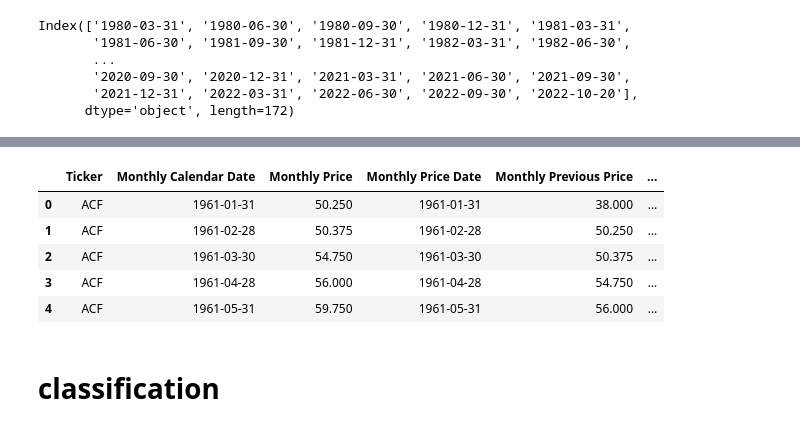
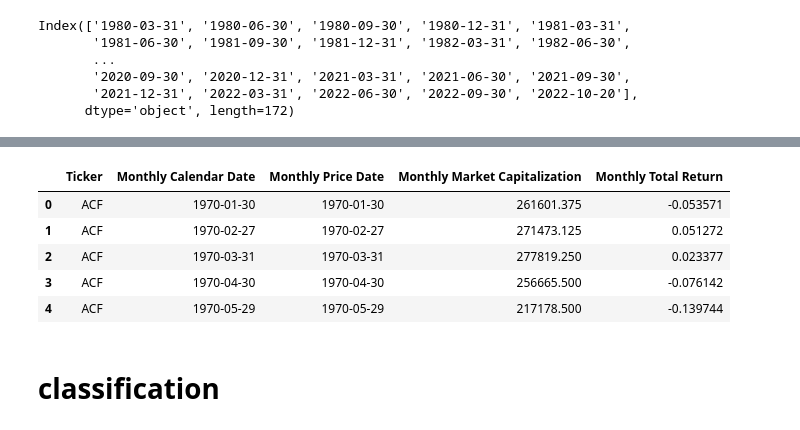
Before and after one commit to Zixin730/heartland_project, a Jupyter notebook: analyze/3_determine_quality.ipynb, the cells around one changed output, grey strips where cells are left out. Drawn from its saved outputs; the diff is of its cells as text; code cells hidden in the pictures.

```diff
--- a/analyze/3_determine_quality.ipynb
+++ b/analyze/3_determine_quality.ipynb
@@ -218,10 +199,10 @@ num_all.to_excel("../clean_data/numbers_of_stocks_in_buckets.xlsx")
 # %%
-close_price = pd.read_excel("../data/stock_returns.xlsx")
+close_price = pd.read_excel("../data/stk_ret_value.xlsx")
 close_price.head()
 # %% [output]
-|  | Ticker | Monthly Calendar Date | Monthly Price | Monthly Price Date | Monthly Previous Price | ... |
-| 0 | ACF | 1961-01-31 | 50.250 | 1961-01-31 | 38.000 | ... |
-| 1 | ACF | 1961-02-28 | 50.375 | 1961-02-28 | 50.250 | ... |
-| 2 | ACF | 1961-03-30 | 54.750 | 1961-03-30 | 50.375 | ... |
-| 3 | ACF | 1961-04-28 | 56.000 | 1961-04-28 | 54.750 | ... |
-| 4 | ACF | 1961-05-31 | 59.750 | 1961-05-31 | 56.000 | ... |
+|  | Ticker | Monthly Calendar Date | Monthly Price Date | Monthly Market Capitalization | Monthly Total Return |
+| 0 | ACF | 1970-01-30 | 1970-01-30 | 261601.375 | -0.053571 |
+| 1 | ACF | 1970-02-27 | 1970-02-27 | 271473.125 | 0.051272 |
+| 2 | ACF | 1970-03-31 | 1970-03-31 | 277819.250 | 0.023377 |
+| 3 | ACF | 1970-04-30 | 1970-04-30 | 256665.500 | -0.076142 |
+| 4 | ACF | 1970-05-29 | 1970-05-29 | 217178.500 | -0.139744 |
```
Also changed, not shown: parts of 44 cells of this notebook, 4 other files.
